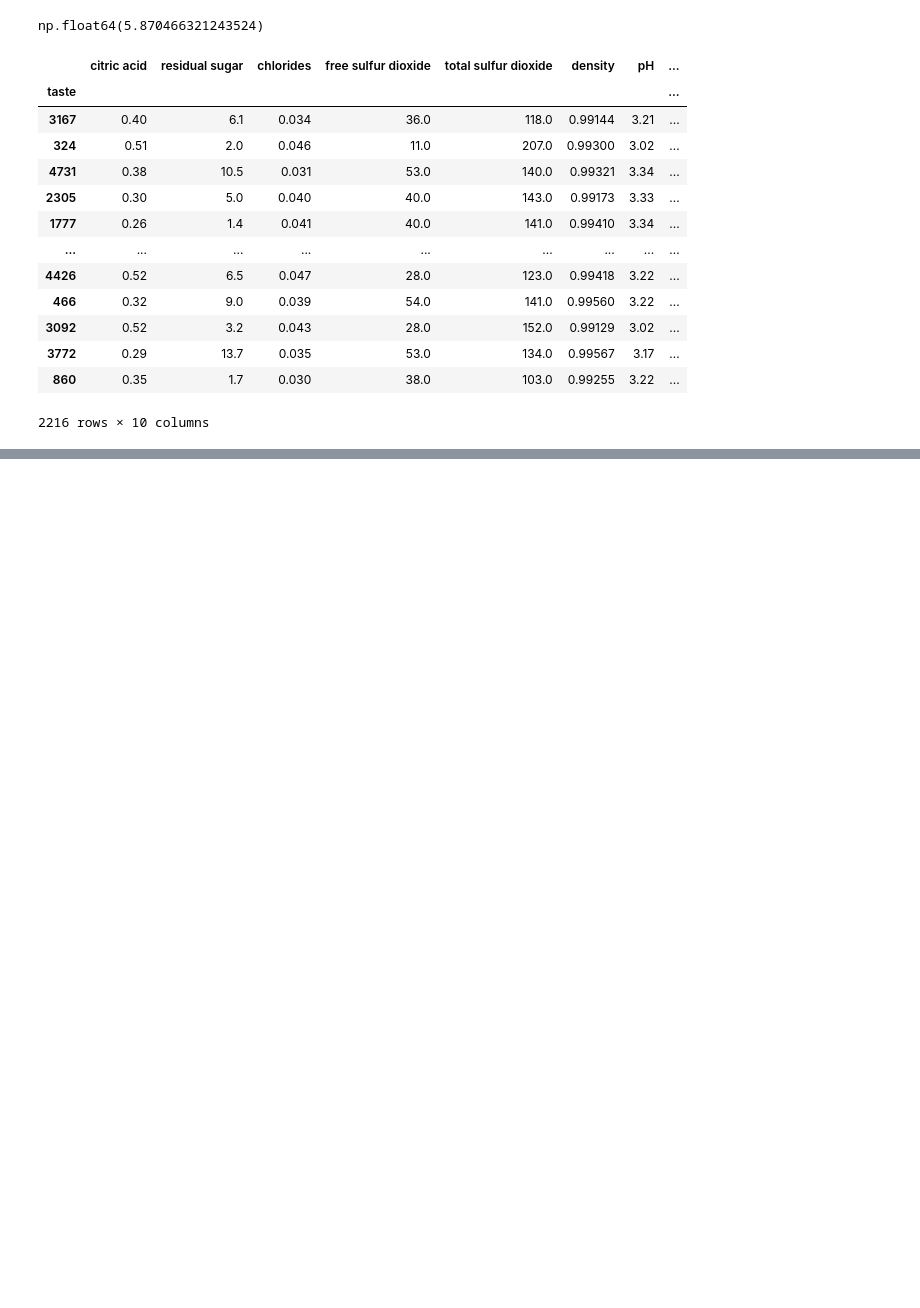
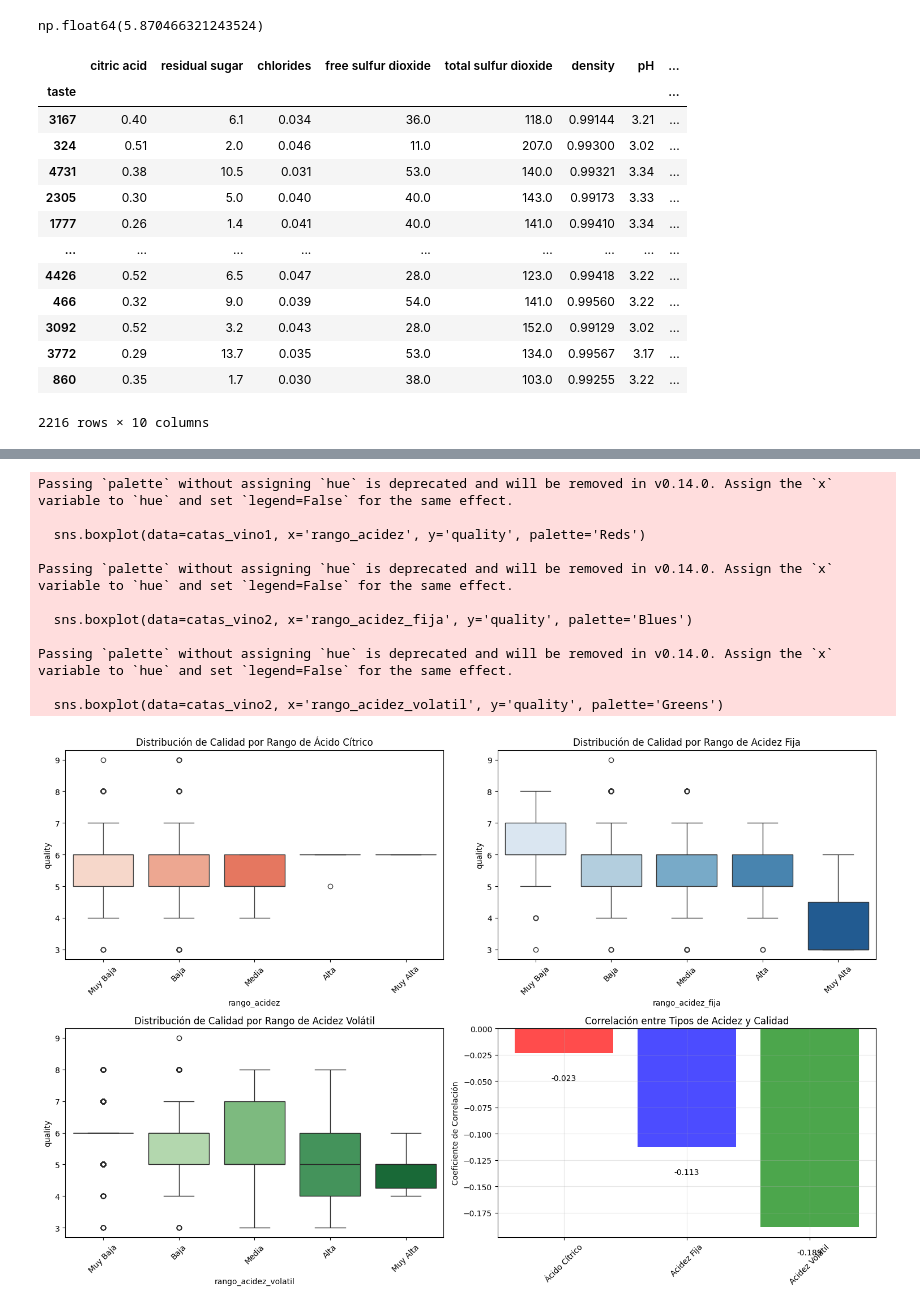
Before and after one commit to cristinaegus/Pandas_Python_IA, a Jupyter notebook: Copia_de_Ejercicios_Filtrados.ipynb, the cells around one changed output, grey strips where cells are left out. Cells and saved outputs as stored; diff of their text form; code cells hidden in the pictures; blank space fills up the shorter version.

```diff
--- a/Copia_de_Ejercicios_Filtrados.ipynb
+++ b/Copia_de_Ejercicios_Filtrados.ipynb
@@ -195,0 +392,56 @@ filas_filtradas
+# %%
+# 3. Gráfico de caja (boxplot) por rangos de acidez
+plt.figure(figsize=(15, 10))
+
+# Subplot 1: Ácido cítrico
+plt.subplot(2, 2, 1)
+sns.boxplot(data=catas_vino1, x='rango_acidez', y='quality', palette='Reds')
+plt.title('Distribución de Calidad por Rango de Ácido Cítrico')
+plt.xticks(rotation=45)
+
+# Subplot 2: Acidez fija
+plt.subplot(2, 2, 2)
+sns.boxplot(data=catas_vino2, x='rango_acidez_fija', y='quality', palette='Blues')
+plt.title('Distribución de Calidad por Rango de Acidez Fija')
+plt.xticks(rotation=45)
+
+# Subplot 3: Acidez volátil
+plt.subplot(2, 2, 3)
+sns.boxplot(data=catas_vino2, x='rango_acidez_volatil', y='quality', palette='Greens')
+plt.title('Distribución de Calidad por Rango de Acidez Volátil')
+plt.xticks(rotation=45)
+
+# Subplot 4: Histograma de correlaciones
+plt.subplot(2, 2, 4)
+correlaciones = ['Ácido Cítrico', 'Acidez Fija', 'Acidez Volátil']
+valores_corr = [corr1, corr2_fixed, corr2_volatile]
+colores = ['red', 'blue', 'green']
+
+bars = plt.bar(correlaciones, valores_corr, color=colores, alpha=0.7)
+plt.title('Correlación entre Tipos de Acidez y Calidad')
+plt.ylabel('Coeficiente de Correlación')
+plt.axhline(y=0, color='black', linestyle='-', alpha=0.3)
+
+# Agregar valores en las barras
+for bar, valor in zip(bars, valores_corr):
+    plt.text(bar.get_x() + bar.get_width()/2, valor + 0.01 if valor >= 0 else valor - 0.02,
+             f'{valor:.3f}', ha='center', va='bottom' if valor >= 0 else 'top')
+
+plt.xticks(rotation=45)
+plt.grid(True, alpha=0.3)
+
+plt.tight_layout()
+plt.show()
+# %% [output]
+Passing `palette` without assigning `hue` is deprecated and will be removed in v0.14.0. Assign the `x` variable to `hue` and set `legend=False` for the same effect.
+
+  sns.boxplot(data=catas_vino1, x='rango_acidez', y='quality', palette='Reds')
+
+Passing `palette` without assigning `hue` is deprecated and will be removed in v0.14.0. Assign the `x` variable to `hue` and set `legend=False` for the same effect.
+
+  sns.boxplot(data=catas_vino2, x='rango_acidez_fija', y='quality', palette='Blues')
+
+Passing `palette` without assigning `hue` is deprecated and will be removed in v0.14.0. Assign the `x` variable to `hue` and set `legend=False` for the same effect.
+
+  sns.boxplot(data=catas_vino2, x='rango_acidez_volatil', y='quality', palette='Greens')
+[figure, added]
```
Also changed, not shown: parts of 7 cells of this notebook, 4 other files.
